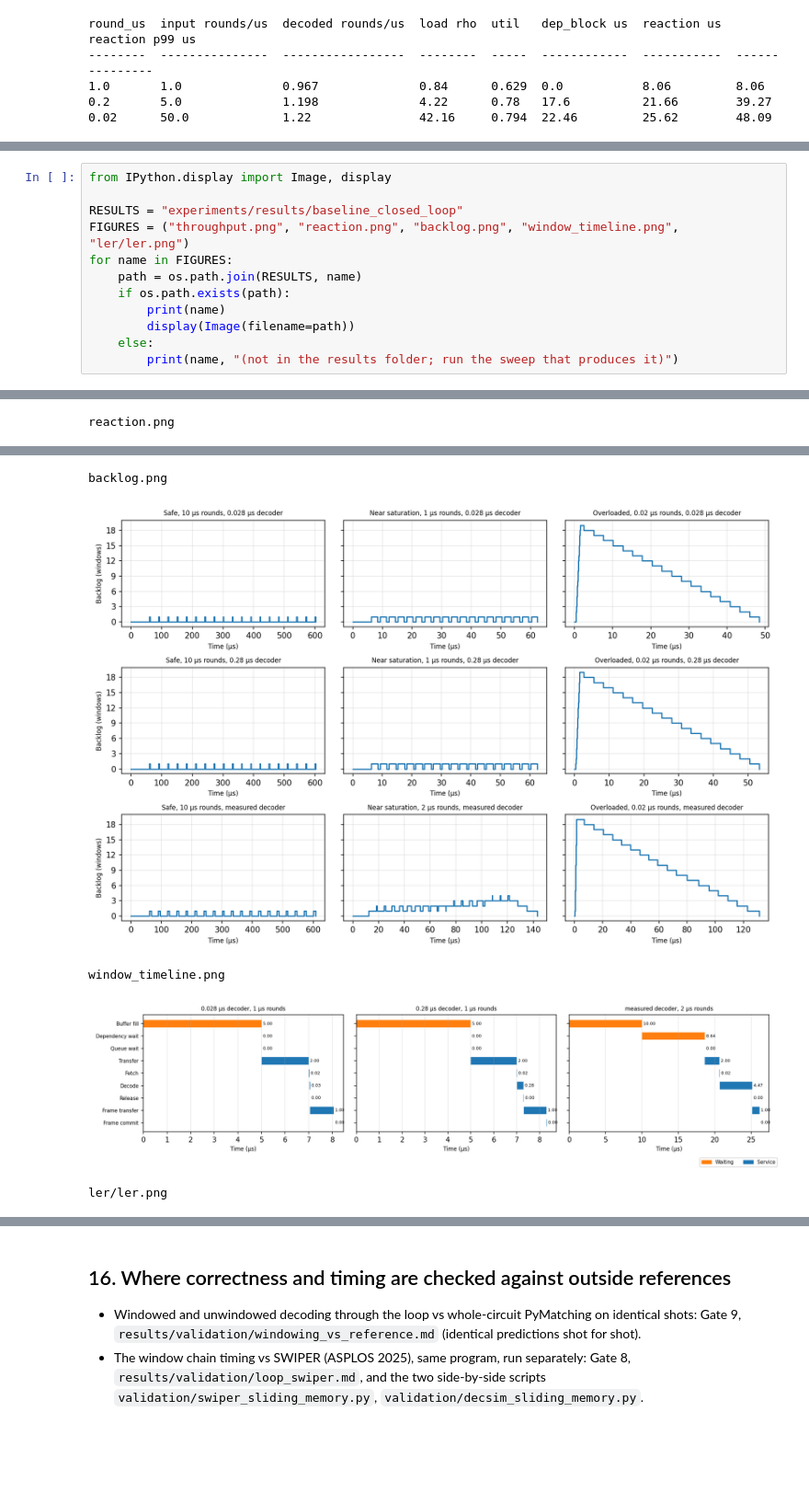
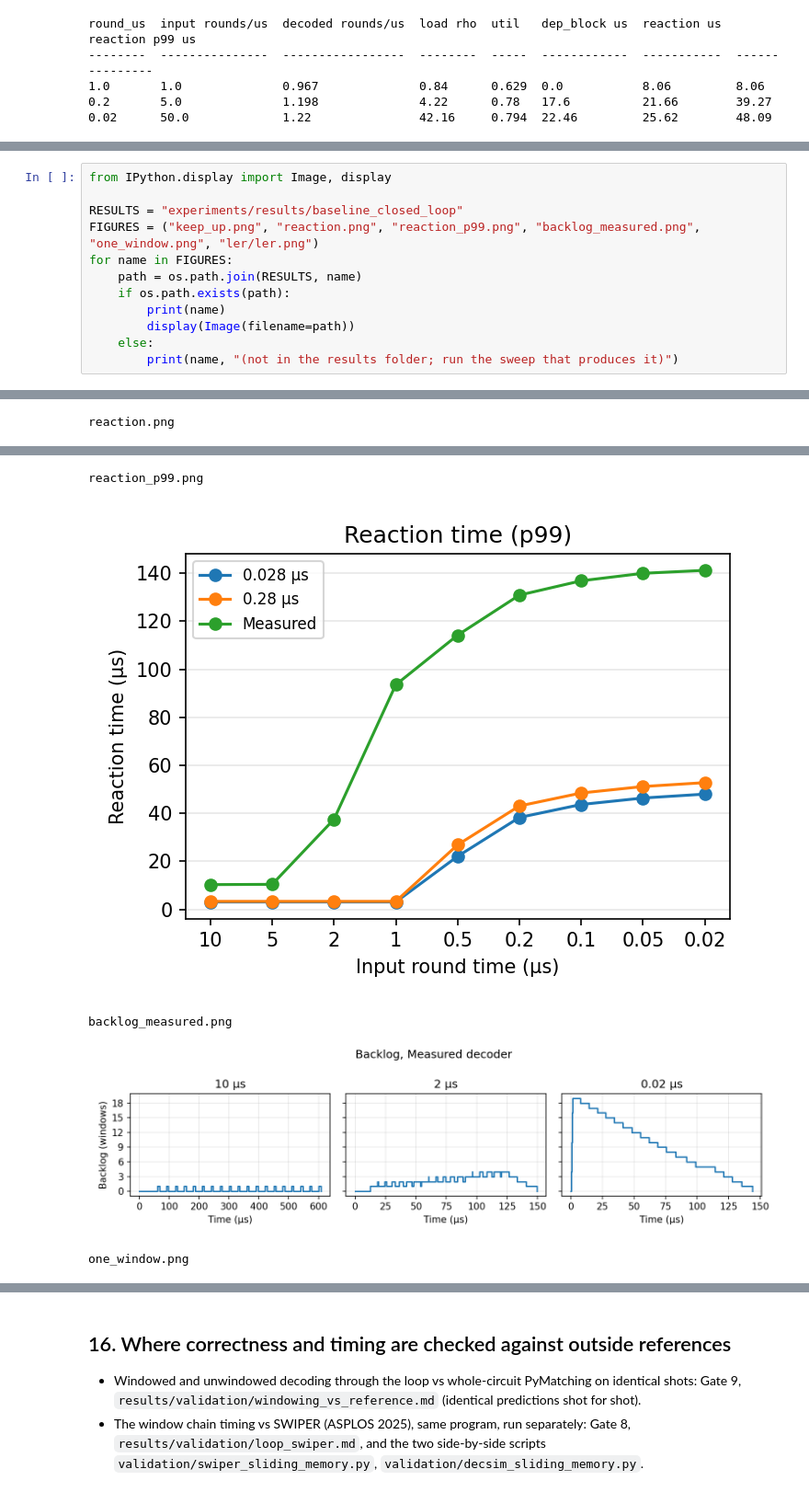
Before and after one commit to Subashkatel/decsim, a Jupyter notebook: experiments/baseline/baseline_walkthrough.ipynb, the cells around one changed output, grey strips where cells are left out. Shown at 92% size. Saved outputs shown, nothing was run; the diff lists cells and outputs as text; blank space fills up the shorter version.

```diff
--- a/experiments/baseline/baseline_walkthrough.ipynb
+++ b/experiments/baseline/baseline_walkthrough.ipynb
@@ -700,7 +700,7 @@ Written by `baseline_closed_loop.py` into `experiments/results/baseline_closed_l
 from IPython.display import Image, display
 
 RESULTS = "experiments/results/baseline_closed_loop"
-FIGURES = ("throughput.png", "reaction.png", "backlog.png", "window_timeline.png", "ler/ler.png")
+FIGURES = ("keep_up.png", "reaction.png", "reaction_p99.png", "backlog_measured.png", "one_window.png", "ler/ler.png")
 for name in FIGURES:
     path = os.path.join(RESULTS, name)
     if os.path.exists(path):
@@ -716,5 +716,5 @@ reaction.png
-backlog.png
+reaction_p99.png
-[figure, old version]
+[figure, new version]
-window_timeline.png
+backlog_measured.png
-[figure, old version]
+[figure, new version]
-ler/ler.png
+one_window.png
```
Also changed, not shown: parts of 8 cells of this notebook, 4 other files.
